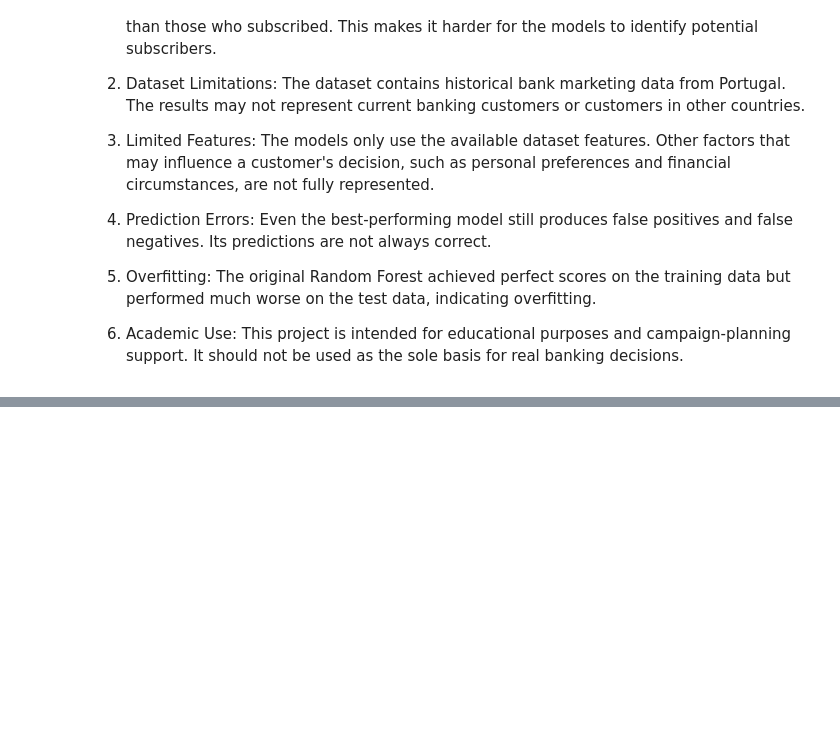
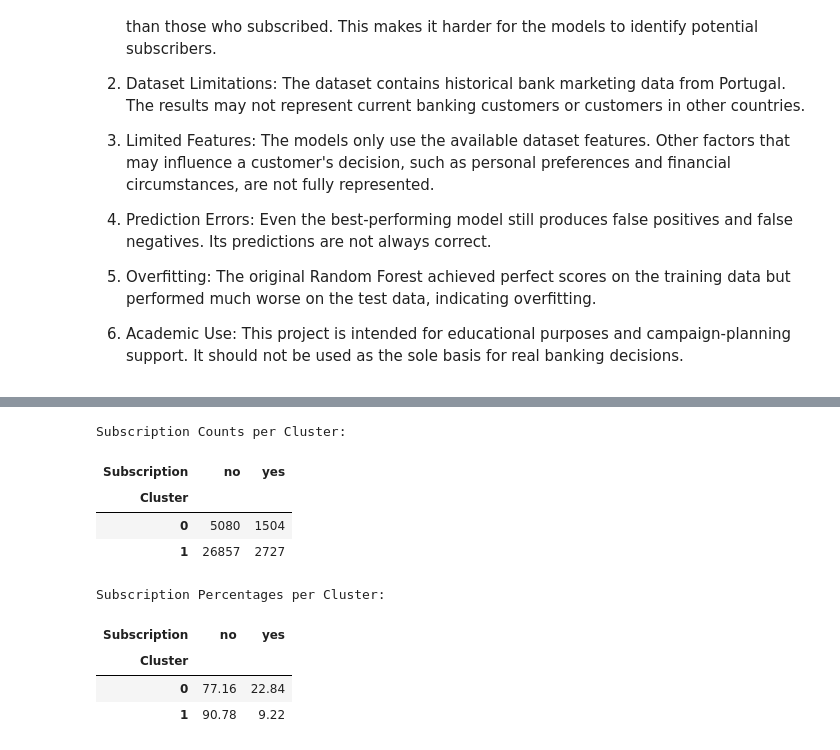
Before and after one commit to jw-mc/mac-1-finals, a Jupyter notebook: BankReach_Project.ipynb, the cells around one changed output, grey strips where cells are left out. Cells and saved outputs as stored; diff of their text form; code cells hidden in the pictures; blank space fills up the shorter version.

```diff
--- a/BankReach_Project.ipynb
+++ b/BankReach_Project.ipynb
@@ -1331,0 +1461,33 @@ Despite the results, the BankReach models have several limitations:
+# %%
+# Add the actual subscription outcome to the clustered data
+clustered_customers["Subscription"] = y_train
+
+# Calculate subscription counts per cluster
+cluster_subscription = pd.crosstab(
+    clustered_customers["Cluster"],
+    clustered_customers["Subscription"]
+)
+
+print("Subscription Counts per Cluster:")
+display(cluster_subscription)
+
+# Calculate subscription percentages per cluster
+cluster_subscription_rate = pd.crosstab(
+    clustered_customers["Cluster"],
+    clustered_customers["Subscription"],
+    normalize="index"
+) * 100
+
+print("Subscription Percentages per Cluster:")
+display(cluster_subscription_rate.round(2))
+# %% [output]
+Subscription Counts per Cluster:
+| Subscription | no | yes |
+| Cluster |  |  |
+| 0 | 5080 | 1504 |
+| 1 | 26857 | 2727 |
+Subscription Percentages per Cluster:
+| Subscription | no | yes |
+| Cluster |  |  |
+| 0 | 77.16 | 22.84 |
+| 1 | 90.78 | 9.22 |
```
Also changed, not shown: parts of 11 cells of this notebook.
